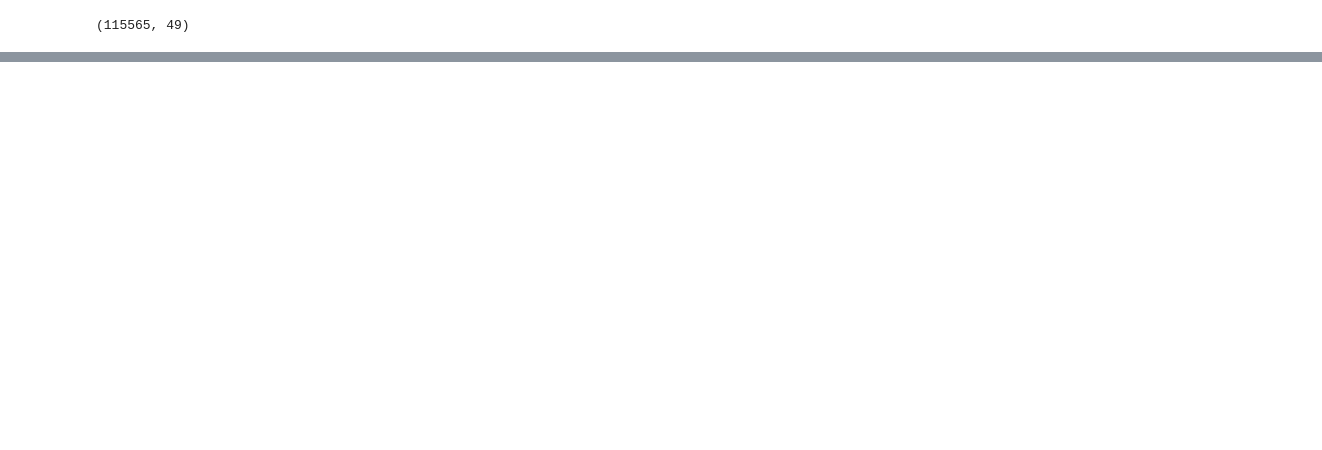
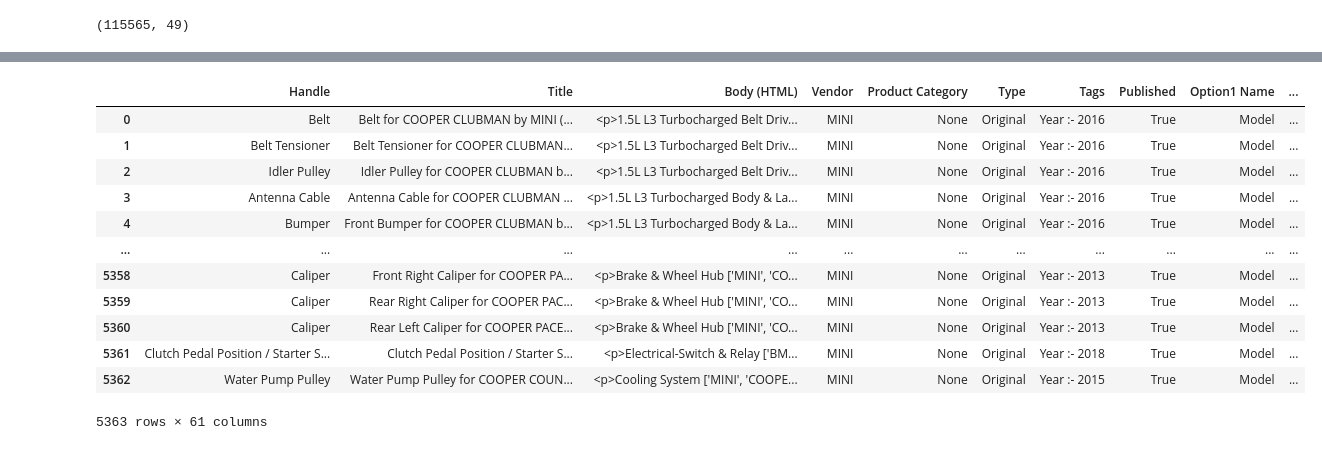
Before and after one commit to AbdelghaffourMouhsine/Mham_AWS_Car_Parts_Scraping_Project_v2, a Jupyter notebook: code.ipynb, the cells around one changed output, grey strips where cells are left out. Drawn from its saved outputs; the diff is of its cells as text; code cells hidden in the pictures; blank space fills up the shorter version.

Commit message:
transform data for shopify

```diff
--- a/code.ipynb
+++ b/code.ipynb
@@ -1431,0 +1422,4 @@ df.to_csv('./results/last_results_products_without_price_img/parts_data_with_pri
+# %%
+import pandas as pd
+df = pd.read_csv('../../data mham/Final product data .csv')
+df.head(2)
@@ -1431,0 +1431,3 @@ df.to_csv('./results/last_results_products_without_price_img/parts_data_with_pri
+# %%
+new_columns = list(df.columns)
+new_columns
@@ -1431,0 +1452,3 @@ df.to_csv('./results/last_results_products_without_price_img/parts_data_with_pri
+# %%
+for column in df.columns:
+    print(f'"{column}" : "{df[column][1]}"')
@@ -1431,0 +1547,6 @@ df.to_csv('./results/last_results_products_without_price_img/parts_data_with_pri
+# %%
+import json
+
+df1 = pd.read_csv('./results/combined_final_results/combined_MINI.csv')
+
+json.loads(str(df1.head(2)['address'][0])[1:-1].replace("{'",'{"').replace("'}",'"}').replace("', '",'", "').replace("': '",'": "'))['location']
@@ -1431,0 +1585,61 @@ df.to_csv('./results/last_results_products_without_price_img/parts_data_with_pri
+# %%
+
+def get_addresses(address_str):
+    return json.loads(str(address_str)[1:-1].replace("{'",'{"').replace("'}",'"}').replace("', '",'", "').replace("': '",'": "'))['address']
+
+def get_locations(address_str):
+    return json.loads(str(address_str)[1:-1].replace("{'",'{"').replace("'}",'"}').replace("', '",'", "').replace("': '",'": "'))['location']
+
+def remove_nan(value):
+    if str(value) == 'nan':
+        return ""
+    else:
+        return value
+
+file_name = 'combined_MINI.csv'
+df1 = pd.read_csv(f'./results/combined_final_results/{file_name}')
+
+df1['Handle'] = df1['products_name']
+df1['Title'] = df1['frontOrRear'].apply(remove_nan) + ' ' + df1['products_name'] + ' for ' + df1['Model'] + ' by ' + df1['brand_name'] + ' (Year ' + df1['Year'].astype(str) +')'
+
+df1['description'] = '<p>' + df1['description'] + '</p><p>' + df1['address'].apply(get_addresses) + '</p><p>Location : <a href="'+ df1['address'].apply(get_locations) +'" target="_blank">Google Maps</a></p>'
+
+df1 = df1.rename(columns={'description': 'Body (HTML)'})
+df1 = df1.rename(columns={'brand_name': 'Vendor'})
+df1['Year'] = 'Year :- ' + df1['Year'].astype(str)
+df1 = df1.rename(columns={'Year': 'Tags'})
+df1 = df1.rename(columns={'Model': 'Option1 Value'})
+df1 = df1.rename(columns={'frontOrRear': 'Option2 Value'})
+df1 = df1.rename(columns={'manufacturer_part_number': 'Variant SKU'})
+df1 = df1.rename(columns={'price': 'Variant Price'})
+df1 = df1.rename(columns={'products_img': 'Image Src'})
+
+for key, value in new_lignes.items():
+    df1[key] = value
+
+df1 = df1.drop(columns=[column for column in list(df1.columns) if column not in new_columns])
+
+df1 = df1[new_columns]
+
+import os
+results_folder_path = './results/formated_data_for_shopify'
+os.makedirs(results_folder_path, exist_ok=True)
+
+file_path = os.path.join(results_folder_path, file_name)
+df1.to_csv(file_path, index=False)
+
+df1
+# %% [output]
+|  | Handle | Title | Body (HTML) | Vendor | Product Category | Type | Tags | Published | Option1 Name | ... |
+| 0 | Belt | Belt for COOPER CLUBMAN by MINI (... | <p>1.5L L3 Turbocharged Belt Driv... | MINI | None | Original | Year :- 2016 | True | Model | ... |
+| 1 | Belt Tensioner | Belt Tensioner for COOPER CLUBMAN... | <p>1.5L L3 Turbocharged Belt Driv... | MINI | None | Original | Year :- 2016 | True | Model | ... |
+| 2 | Idler Pulley | Idler Pulley for COOPER CLUBMAN b... | <p>1.5L L3 Turbocharged Belt Driv... | MINI | None | Original | Year :- 2016 | True | Model | ... |
+| 3 | Antenna Cable | Antenna Cable for COOPER CLUBMAN ... | <p>1.5L L3 Turbocharged Body & La... | MINI | None | Original | Year :- 2016 | True | Model | ... |
+| 4 | Bumper | Front Bumper for COOPER CLUBMAN b... | <p>1.5L L3 Turbocharged Body & La... | MINI | None | Original | Year :- 2016 | True | Model | ... |
+| ... | ... | ... | ... | ... | ... | ... | ... | ... | ... | ... |
+| 5358 | Caliper | Front Right Caliper for COOPER PA... | <p>Brake & Wheel Hub ['MINI', 'CO... | MINI | None | Original | Year :- 2013 | True | Model | ... |
+| 5359 | Caliper | Rear Right Caliper for COOPER PAC... | <p>Brake & Wheel Hub ['MINI', 'CO... | MINI | None | Original | Year :- 2013 | True | Model | ... |
+| 5360 | Caliper | Rear Left Caliper for COOPER PACE... | <p>Brake & Wheel Hub ['MINI', 'CO... | MINI | None | Original | Year :- 2013 | True | Model | ... |
+| 5361 | Clutch Pedal Position / Starter S... | Clutch Pedal Position / Starter S... | <p>Electrical-Switch & Relay ['BM... | MINI | None | Original | Year :- 2018 | True | Model | ... |
+| 5362 | Water Pump Pulley | Water Pump Pulley for COOPER COUN... | <p>Cooling System ['MINI', 'COOPE... | MINI | None | Original | Year :- 2015 | True | Model | ... |
+5363 rows × 61 columns
```
Also changed, not shown: parts of 12 cells of this notebook.
